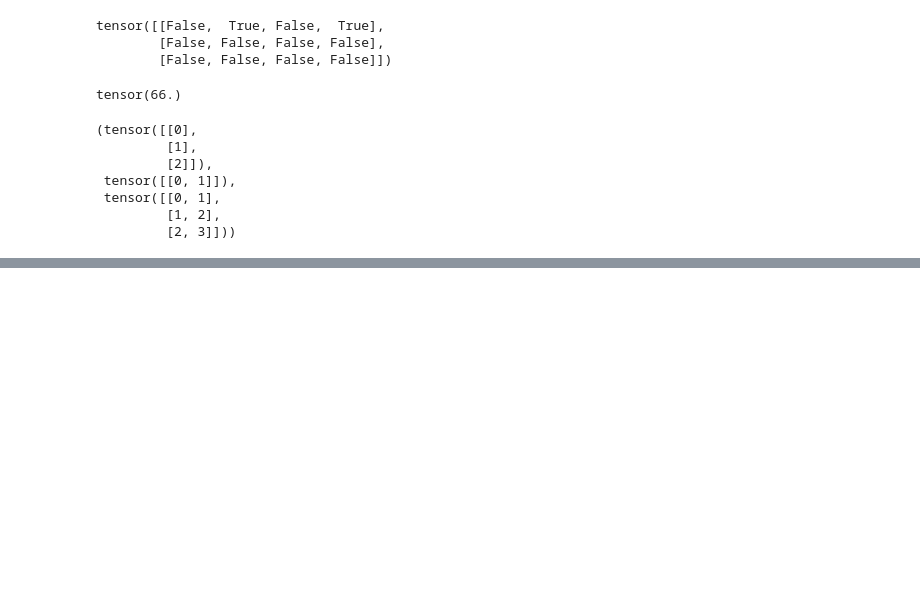
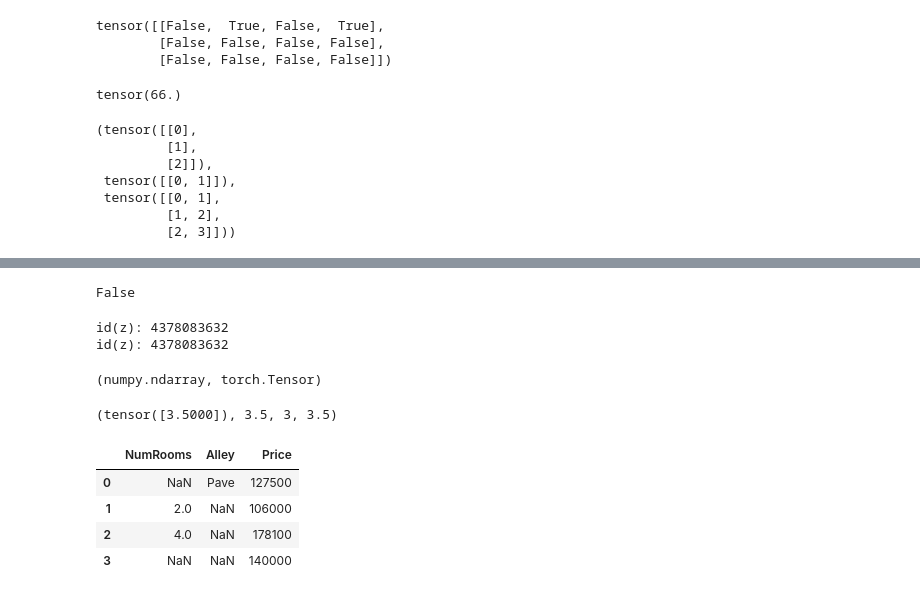
Before and after one commit to ehco233/Deep-learning-, a Jupyter notebook: 01_data preprocessing.ipynb, the cells around one changed output, grey strips where cells are left out. Cells and saved outputs as stored; diff of their text form; code cells hidden in the pictures; blank space fills up the shorter version.

Commit message:
更新 data preprocessing

```diff
--- a/01_data preprocessing.ipynb
+++ b/01_data preprocessing.ipynb
@@ -114,0 +135,51 @@ a, b, a+b
+# %%
+# 内存位置会发生变化
+before = id(x)
+y = y + x
+id(y) == before
+# %% [output]
+False
+# %%
+# 原地处理，不修改内存位置
+z = torch.zeros_like(y)
+print('id(z):', id(z))
+z[:] = x+y
+print('id(z):', id(z))
+# %% [output]
+id(z): 4378083632
+id(z): 4378083632
+# %%
+# 转化为numpy
+a = x.numpy()
+b = torch.tensor(a)
+
+type(a), type(b)
+# %% [output]
+(numpy.ndarray, torch.Tensor)
+# %%
+a = torch.tensor([3.5])
+a, a.item(), int(a), float(a)
+# %% [output]
+(tensor([3.5000]), 3.5, 3, 3.5)
+# %%
+import os
+
+os.makedirs(os.path.join('..', 'DeepLearning/data'), exist_ok=True)
+data_file = os.path.join('..', 'DeepLearning/data', 'house_tiny.csv')
+with open(data_file, 'w') as f:
+    f.write('NumRooms,Alley,Price\n')
+    f.write('NA,Pave,127500\n')
+    f.write('2,NA,106000\n')
+    f.write('4,NA,178100\n')
+    f.write('NA,NA,140000\n')
+# %%
+import pandas as pd
+
+data = pd.read_csv(data_file)
+data
+# %% [output]
+|  | NumRooms | Alley | Price |
+| 0 | NaN | Pave | 127500 |
+| 1 | 2.0 | NaN | 106000 |
+| 2 | 4.0 | NaN | 178100 |
+| 3 | NaN | NaN | 140000 |
```
Also changed, not shown: parts of 47 cells of this notebook, 2 other files.
